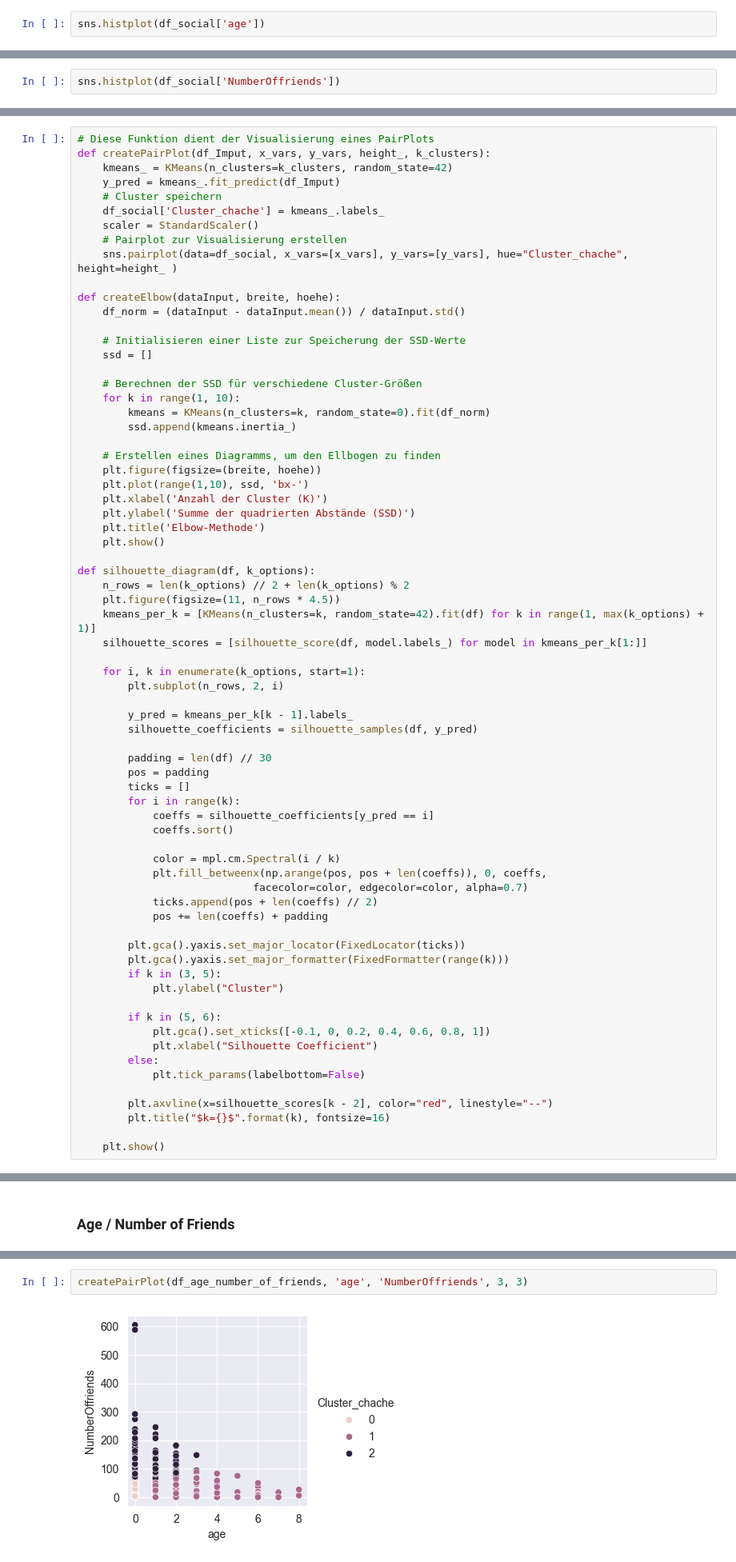
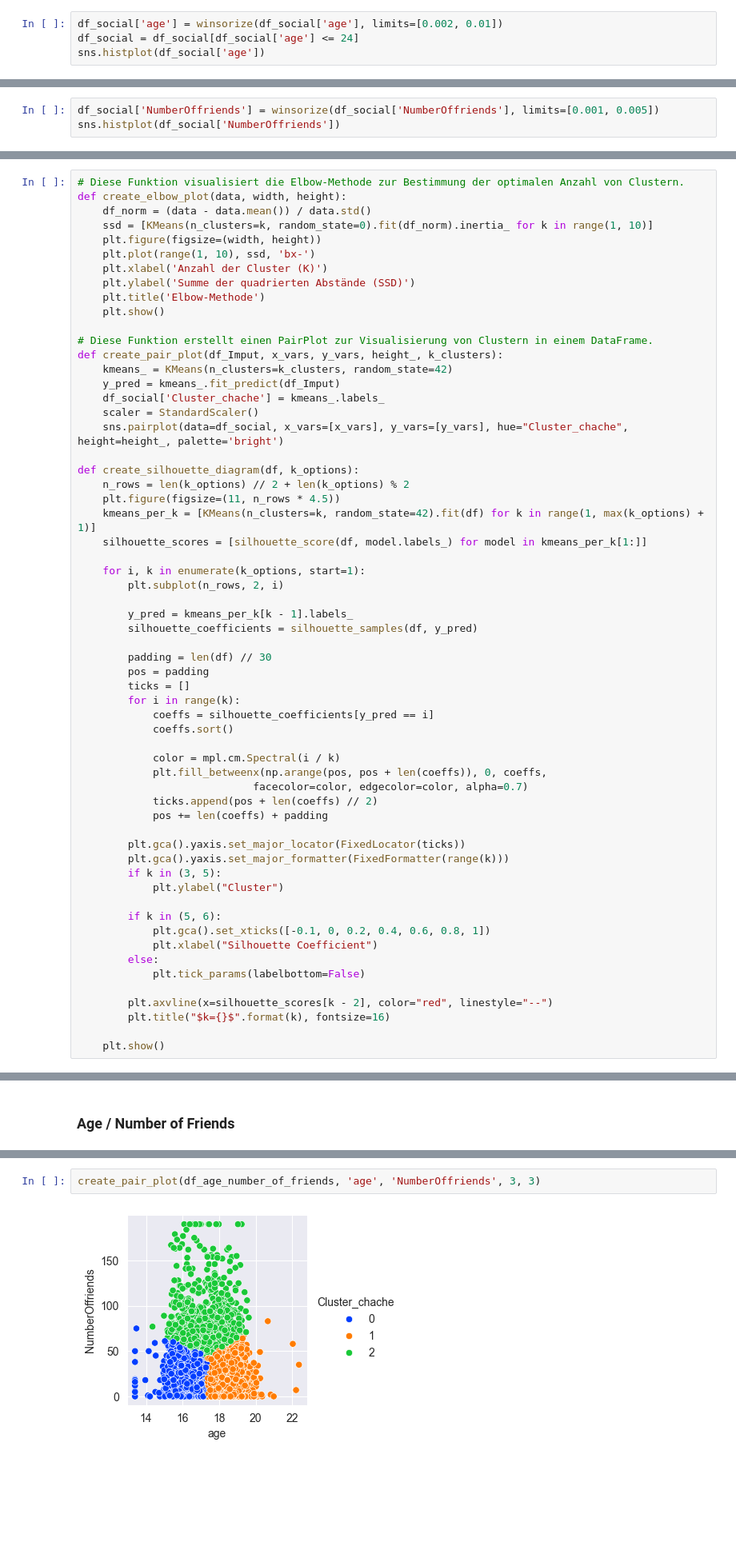
Before and after one commit to leonbittner/dasciws2324, a Jupyter notebook: 03_clustering/03_clustering.ipynb, the cells around one changed output, grey strips where cells are left out. Shown at 80% size. Drawn from its saved outputs; the diff is of its cells as text; blank space fills up the shorter version.

```diff
--- a/03_clustering/03_clustering.ipynb
+++ b/03_clustering/03_clustering.ipynb
@@ -51,4 +59,6 @@ df_social = df_social.dropna()
 # %%
+df_social['age'] = winsorize(df_social['age'], limits=[0.002, 0.01])
+df_social = df_social[df_social['age'] <= 24]
 sns.histplot(df_social['age'])
 # %% [output]
 <Axes: xlabel='age', ylabel='Count'>
@@ -83,4 +73,5 @@ labels_friends = ['0', '1-10', '11-20', '21-30', '31-40', '41-50', '51-60', '61-
 # %%
+df_social['NumberOffriends'] = winsorize(df_social['NumberOffriends'], limits=[0.001, 0.005])
 sns.histplot(df_social['NumberOffriends'])
 # %% [output]
 <Axes: xlabel='NumberOffriends', ylabel='Count'>
@@ -162,36 +182,26 @@ Cluster the existing data based on appropriate procedures. Justify how you would
 # %% [markdown]
 Zuerst führen wir die Ellenbogen und die Silhouette-Methode durch, um eine Idee für die Anzahl an Clustern zu bekommen. Um Code Zeilen zu sparen, definieren wir hierfür Funktionen.
 # %%
-# Diese Funktion dient der Visualisierung eines PairPlots
-def createPairPlot(df_Imput, x_vars, y_vars, height_, k_clusters):
-    kmeans_ = KMeans(n_clusters=k_clusters, random_state=42)
-    y_pred = kmeans_.fit_predict(df_Imput)
-    # Cluster speichern
-    df_social['Cluster_chache'] = kmeans_.labels_
-    scaler = StandardScaler()
-    # Pairplot zur Visualisierung erstellen
-    sns.pairplot(data=df_social, x_vars=[x_vars], y_vars=[y_vars], hue="Cluster_chache", height=height_ )
-
-def createElbow(dataInput, breite, hoehe):
-    df_norm = (dataInput - dataInput.mean()) / dataInput.std()
-
-    # Initialisieren einer Liste zur Speicherung der SSD-Werte
-    ssd = []
-
-    # Berechnen der SSD für verschiedene Cluster-Größen
-    for k in range(1, 10):
-        kmeans = KMeans(n_clusters=k, random_state=0).fit(df_norm)
-        ssd.append(kmeans.inertia_)
-
-    # Erstellen eines Diagramms, um den Ellbogen zu finden
-    plt.figure(figsize=(breite, hoehe))
-    plt.plot(range(1,10), ssd, 'bx-')
+# Diese Funktion visualisiert die Elbow-Methode zur Bestimmung der optimalen Anzahl von Clustern.
+def create_elbow_plot(data, width, height):
+    df_norm = (data - data.mean()) / data.std()
+    ssd = [KMeans(n_clusters=k, random_state=0).fit(df_norm).inertia_ for k in range(1, 10)]
+    plt.figure(figsize=(width, height))
+    plt.plot(range(1, 10), ssd, 'bx-')
     plt.xlabel('Anzahl der Cluster (K)')
     plt.ylabel('Summe der quadrierten Abstände (SSD)')
     plt.title('Elbow-Methode')
     plt.show()
 
-def silhouette_diagram(df, k_options):
+# Diese Funktion erstellt einen PairPlot zur Visualisierung von Clustern in einem DataFrame.
+def create_pair_plot(df_Imput, x_vars, y_vars, height_, k_clusters):
+    kmeans_ = KMeans(n_clusters=k_clusters, random_state=42)
+    y_pred = kmeans_.fit_predict(df_Imput)
+    df_social['Cluster_chache'] = kmeans_.labels_
+    scaler = StandardScaler()
+    sns.pairplot(data=df_social, x_vars=[x_vars], y_vars=[y_vars], hue="Cluster_chache", height=height_, palette='bright')
+
+def create_silhouette_diagram(df, k_options):
     n_rows = len(k_options) // 2 + len(k_options) % 2
     plt.figure(figsize=(11, n_rows * 4.5))
     kmeans_per_k = [KMeans(n_clusters=k, random_state=42).fit(df) for k in range(1, max(k_options) + 1)]
@@ -253,4 +272,4 @@ Der elbow plot zeigt eine optimale Clusterzahl von k=3.
 # %%
-createPairPlot(df_age_number_of_friends, 'age', 'NumberOffriends', 3, 3)
+create_pair_plot(df_age_number_of_friends, 'age', 'NumberOffriends', 3, 3)
 # %% [output]
-[figure, old version]
+[figure, new version]
```
Also changed, not shown: parts of 66 cells of this notebook.
